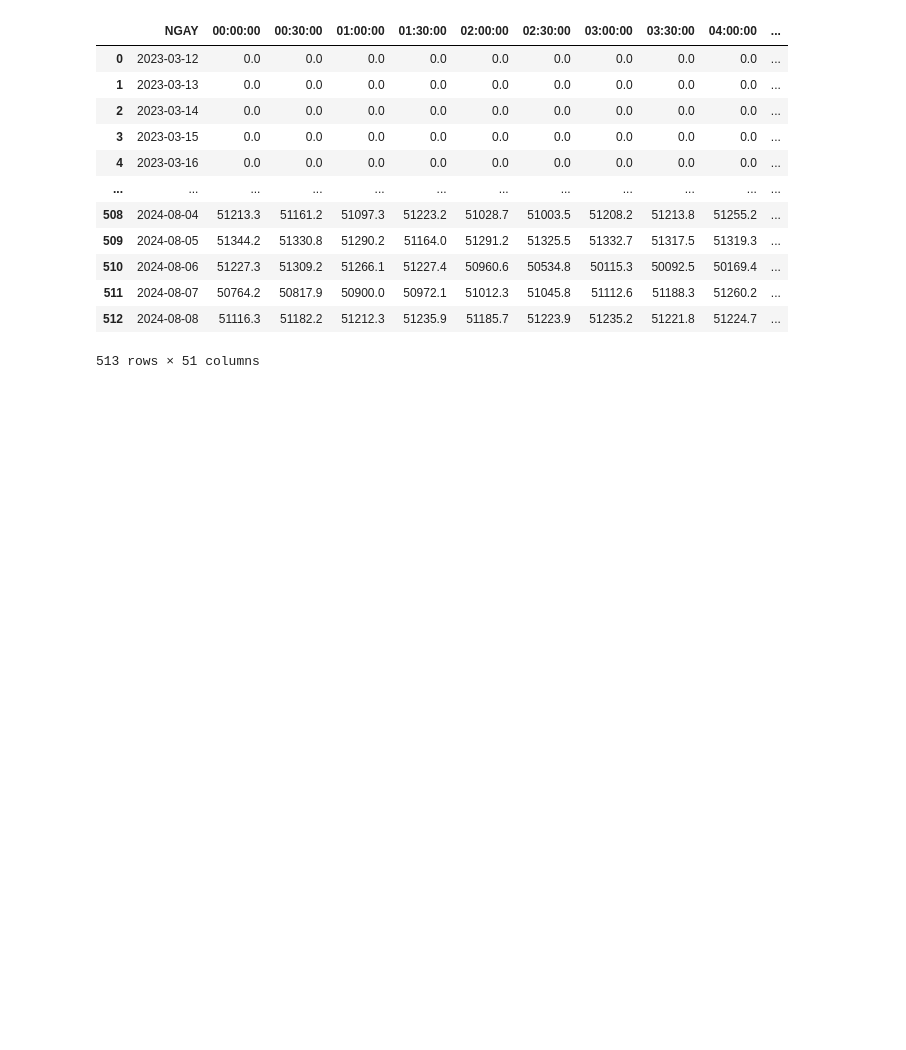
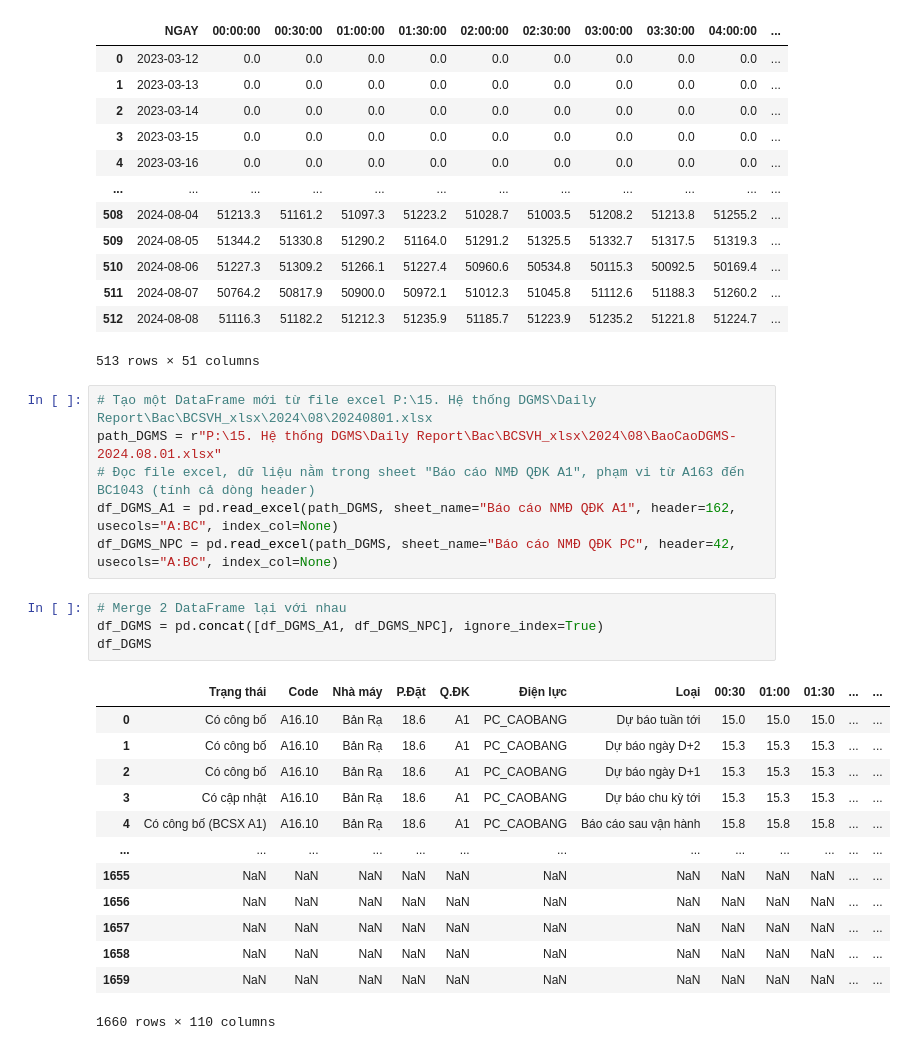
Before and after one commit to khuecoi2001/TDN_project, a Jupyter notebook: notebooks/Data_manipulating.ipynb, the cells around one changed output. Cells and saved outputs as stored; diff of their text form; blank space fills up the shorter version.

```diff
--- a/notebooks/Data_manipulating.ipynb
+++ b/notebooks/Data_manipulating.ipynb
@@ -232,3 +232,27 @@ result_df
 | 511 | 2024-08-07 | 50764.2 | 50817.9 | 50900.0 | 50972.1 | 51012.3 | 51045.8 | 51112.6 | 51188.3 | 51260.2 | ... |
 | 512 | 2024-08-08 | 51116.3 | 51182.2 | 51212.3 | 51235.9 | 51185.7 | 51223.9 | 51235.2 | 51221.8 | 51224.7 | ... |
 513 rows × 51 columns
+# %%
+# Tạo một DataFrame mới từ file excel P:\15. Hệ thống DGMS\Daily Report\Bac\BCSVH_xlsx\2024\08\20240801.xlsx
+path_DGMS = r"P:\15. Hệ thống DGMS\Daily Report\Bac\BCSVH_xlsx\2024\08\BaoCaoDGMS-2024.08.01.xlsx"
+# Đọc file excel, dữ liệu nằm trong sheet "Báo cáo NMĐ QĐK A1", phạm vi từ A163 đến BC1043 (tính cả dòng header)
+df_DGMS_A1 = pd.read_excel(path_DGMS, sheet_name="Báo cáo NMĐ QĐK A1", header=162, usecols="A:BC", index_col=None)
+df_DGMS_NPC = pd.read_excel(path_DGMS, sheet_name="Báo cáo NMĐ QĐK PC", header=42, usecols="A:BC", index_col=None)
+# %%
+# Merge 2 DataFrame lại với nhau
+df_DGMS = pd.concat([df_DGMS_A1, df_DGMS_NPC], ignore_index=True)
+df_DGMS
+# %% [output]
+|  | Trạng thái | Code | Nhà máy | P.Đặt | Q.ĐK | Điện lực | Loại | 00:30 | 01:00 | 01:30 | ... | ... |
+| 0 | Có công bố | A16.10 | Bản Rạ | 18.6 | A1 | PC_CAOBANG | Dự báo tuần tới | 15.0 | 15.0 | 15.0 | ... | ... |
+| 1 | Có công bố | A16.10 | Bản Rạ | 18.6 | A1 | PC_CAOBANG | Dự báo ngày D+2 | 15.3 | 15.3 | 15.3 | ... | ... |
+| 2 | Có công bố | A16.10 | Bản Rạ | 18.6 | A1 | PC_CAOBANG | Dự báo ngày D+1 | 15.3 | 15.3 | 15.3 | ... | ... |
+| 3 | Có cập nhật | A16.10 | Bản Rạ | 18.6 | A1 | PC_CAOBANG | Dự báo chu kỳ tới | 15.3 | 15.3 | 15.3 | ... | ... |
+| 4 | Có công bố (BCSX A1) | A16.10 | Bản Rạ | 18.6 | A1 | PC_CAOBANG | Báo cáo sau vận hành | 15.8 | 15.8 | 15.8 | ... | ... |
+| ... | ... | ... | ... | ... | ... | ... | ... | ... | ... | ... | ... | ... |
+| 1655 | NaN | NaN | NaN | NaN | NaN | NaN | NaN | NaN | NaN | NaN | ... | ... |
+| 1656 | NaN | NaN | NaN | NaN | NaN | NaN | NaN | NaN | NaN | NaN | ... | ... |
+| 1657 | NaN | NaN | NaN | NaN | NaN | NaN | NaN | NaN | NaN | NaN | ... | ... |
+| 1658 | NaN | NaN | NaN | NaN | NaN | NaN | NaN | NaN | NaN | NaN | ... | ... |
+| 1659 | NaN | NaN | NaN | NaN | NaN | NaN | NaN | NaN | NaN | NaN | ... | ... |
+1660 rows × 110 columns
```
